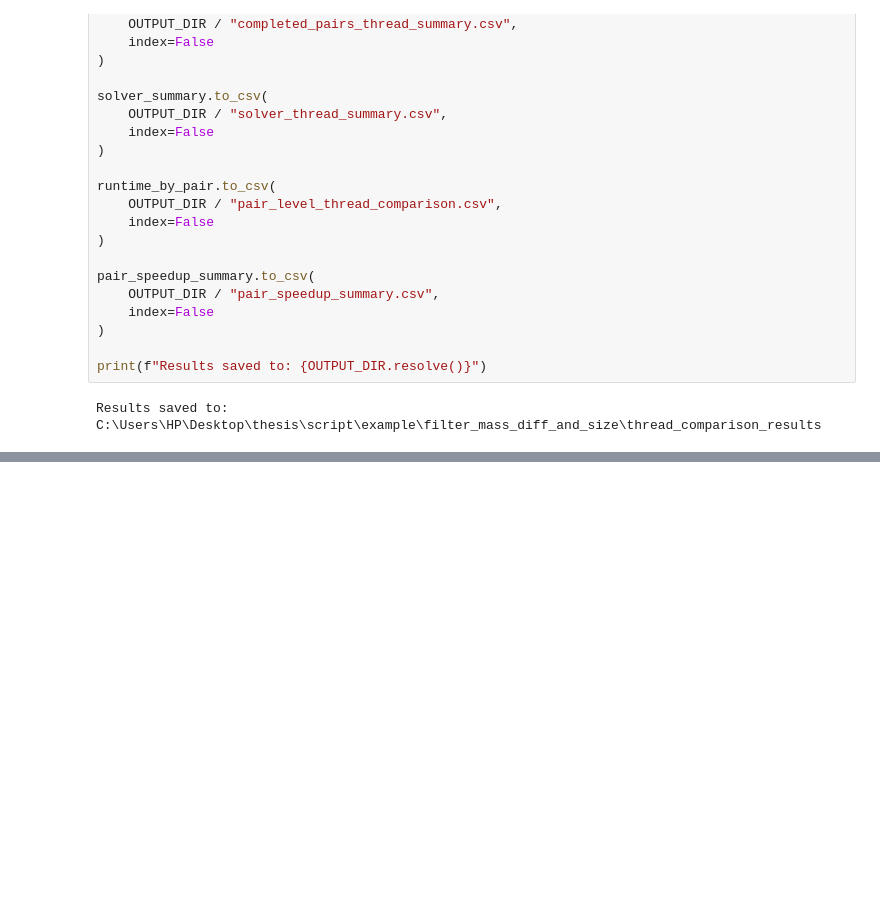
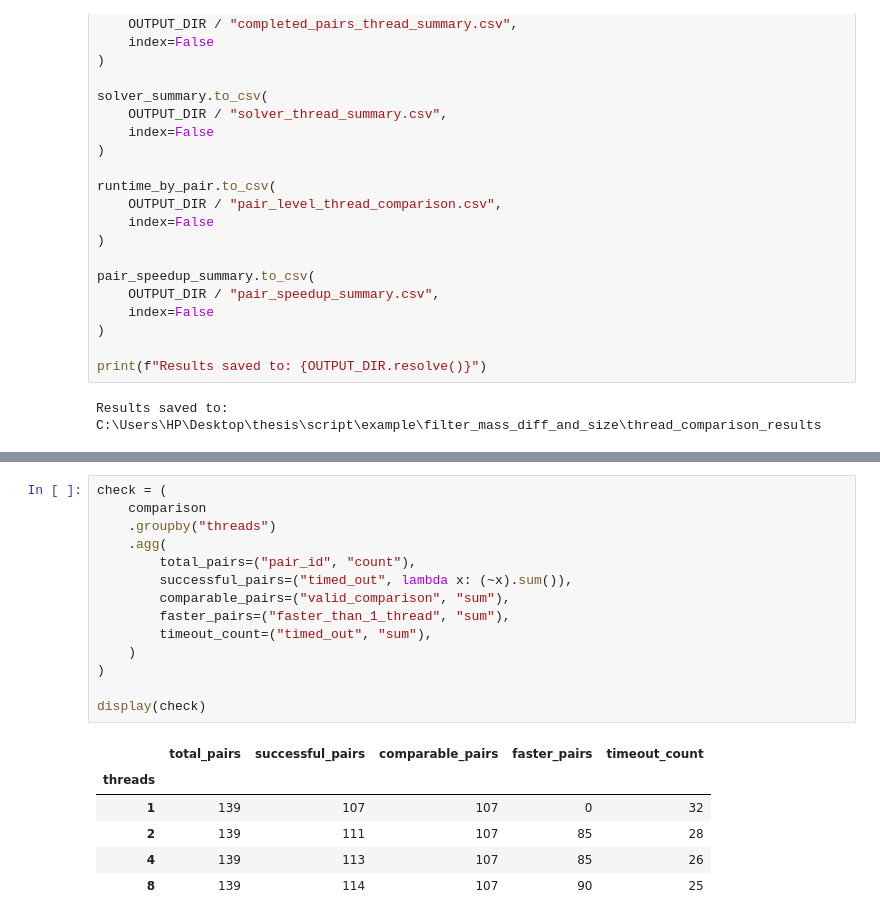
Before and after one commit to aichaZribi/aichaZribi-myopic-mces, a Jupyter notebook: src/jupyter_notebooks/Threads Comparaison.ipynb, the cells around one changed output, grey strips where cells are left out. Saved outputs shown, nothing was run; the diff lists cells and outputs as text; blank space fills up the shorter version.

```diff
--- a/src/jupyter_notebooks/Threads Comparaison.ipynb
+++ b/src/jupyter_notebooks/Threads Comparaison.ipynb
@@ -651,0 +806,21 @@ Results saved to: C:\Users\HP\Desktop\thesis\script\example\filter_mass_diff_and
+# %%
+check = (
+    comparison
+    .groupby("threads")
+    .agg(
+        total_pairs=("pair_id", "count"),
+        successful_pairs=("timed_out", lambda x: (~x).sum()),
+        comparable_pairs=("valid_comparison", "sum"),
+        faster_pairs=("faster_than_1_thread", "sum"),
+        timeout_count=("timed_out", "sum"),
+    )
+)
+
+display(check)
+# %% [output]
+|  | total_pairs | successful_pairs | comparable_pairs | faster_pairs | timeout_count |
+| threads |  |  |  |  |  |
+| 1 | 139 | 107 | 107 | 0 | 32 |
+| 2 | 139 | 111 | 107 | 85 | 28 |
+| 4 | 139 | 113 | 107 | 85 | 26 |
+| 8 | 139 | 114 | 107 | 90 | 25 |
```
Also changed, not shown: parts of 1 cell of this notebook, 39 other files.
